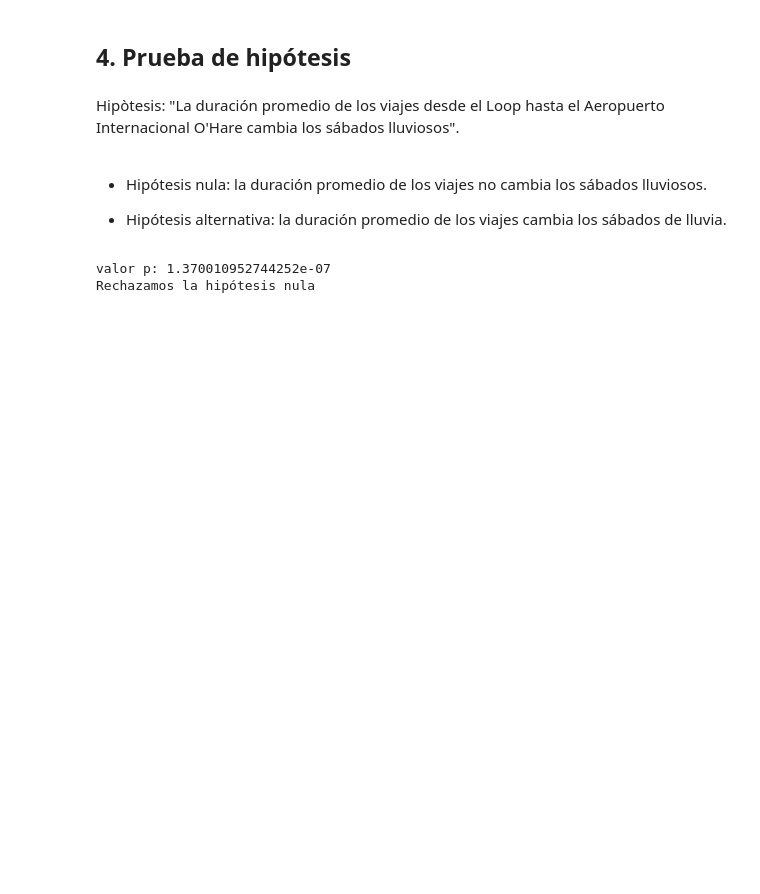
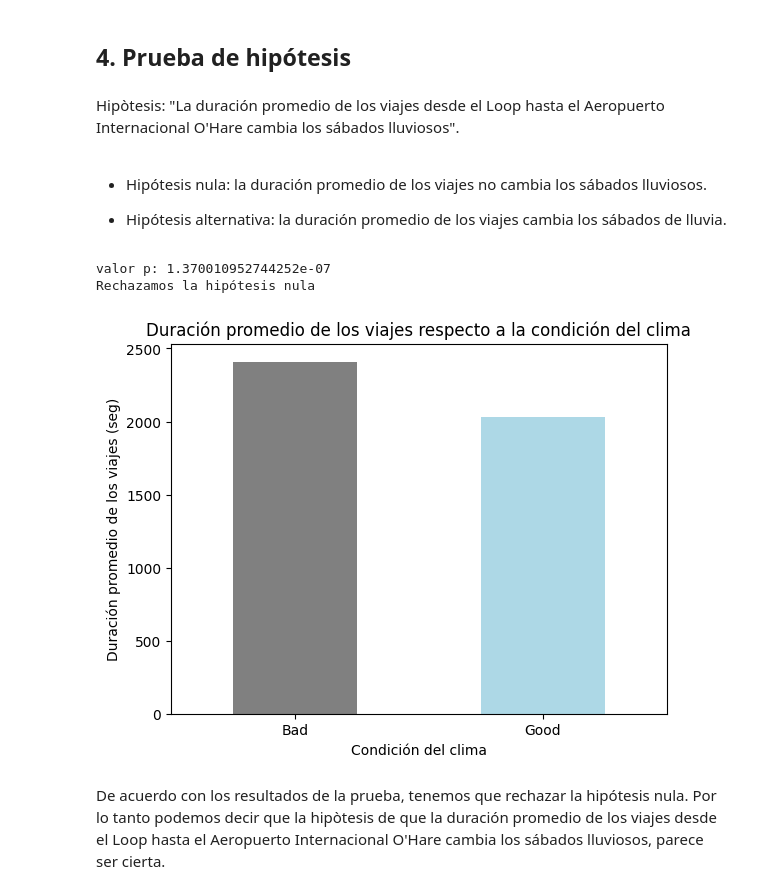
Before and after one commit to wh1tneyr/Programacion-con-SQL, a Jupyter notebook: proyecto_06_SQL.ipynb, the cells around one changed output. Drawn from its saved outputs; the diff is of its cells as text; code cells hidden in the pictures; blank space fills up the shorter version.

Commit message:
haciendo un gráfico con la duracion promedio de los viajes respecto a la condición del clima

```diff
--- a/proyecto_06_SQL.ipynb
+++ b/proyecto_06_SQL.ipynb
@@ -235,3 +235,21 @@ else:
 # %% [output]
 valor p: 1.370010952744252e-07
 Rechazamos la hipótesis nula
+# %%
+#calcular la duración promedio de los viajes respecto al clima
+weather_group = sql_result_07.groupby('weather_conditions')['duration_seconds'].mean()
+
+weather_group.plot(kind='bar',
+             x = 'weather_conditions',
+             xlabel = 'Condición del clima',
+             ylabel = 'Duración promedio de los viajes (seg)',
+             title = 'Duración promedio de los viajes respecto a la condición del clima',
+             rot = 360,
+             color = ['gray', 'lightblue']
+             )
+
+plt.show()
+# %% [output]
+[figure, added]
+# %% [markdown]
+De acuerdo con los resultados de la prueba, tenemos que rechazar la hipótesis nula. Por lo tanto podemos decir que la hipòtesis de que la duración promedio de los viajes desde el Loop hasta el Aeropuerto Internacional O'Hare cambia los sábados lluviosos, parece ser cierta.
```
Also changed, not shown: parts of 1 cell of this notebook.
